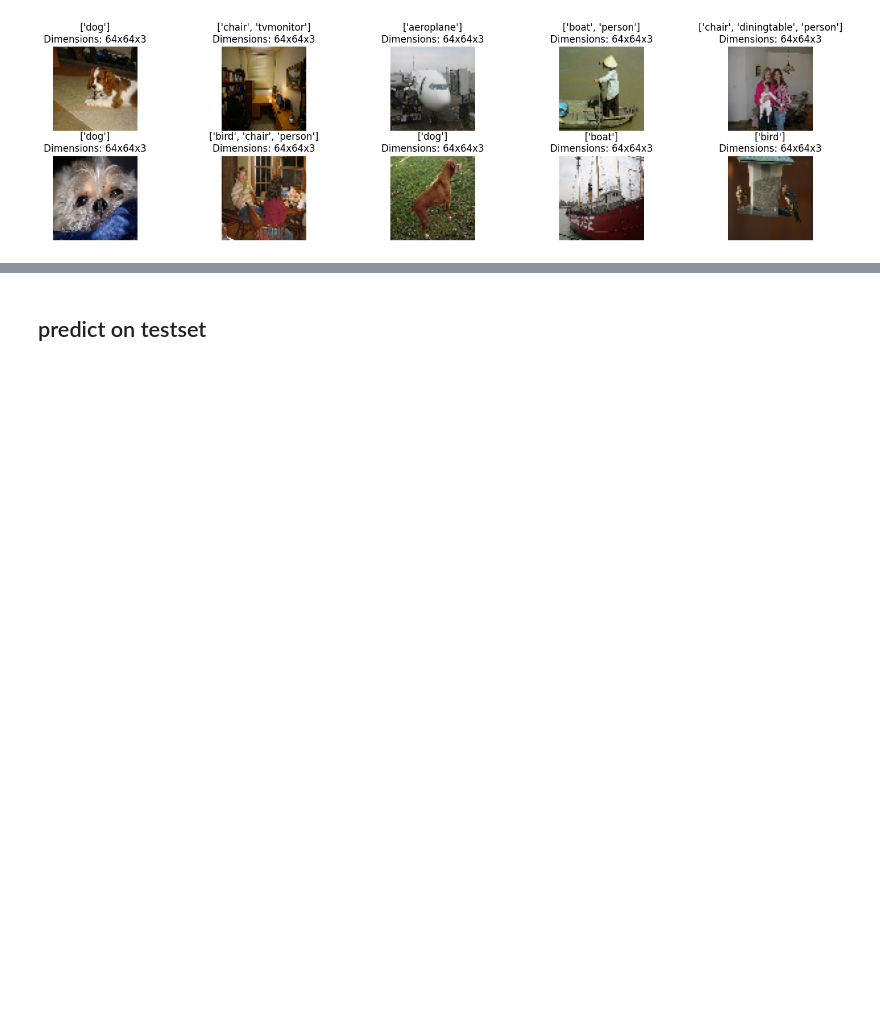
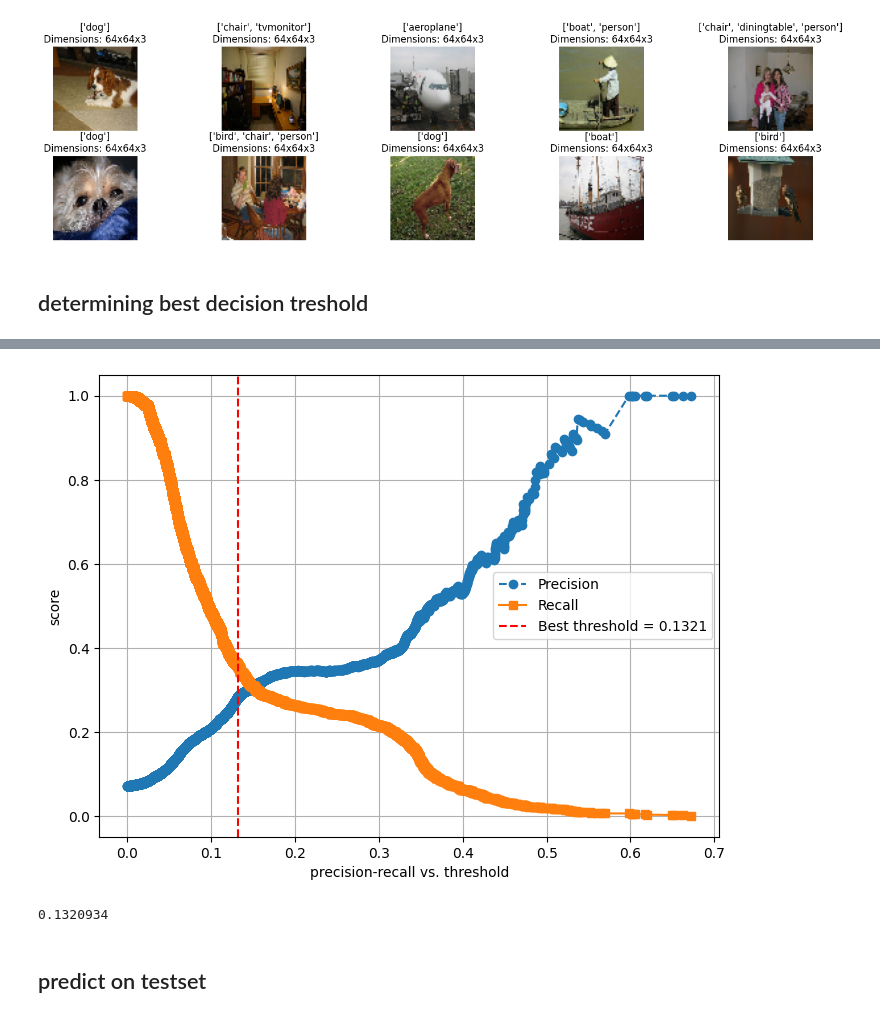
Before and after one commit to AAAlessandroP/imageRecognitionVOC2012, a Jupyter notebook: SSL/aug_ssl.ipynb, the cells around one changed output, grey strips where cells are left out. Cells and saved outputs as stored; diff of their text form; code cells hidden in the pictures; blank space fills up the shorter version.

```diff
--- a/SSL/aug_ssl.ipynb
+++ b/SSL/aug_ssl.ipynb
@@ -537,3 +542,32 @@ for i, axis in enumerate(axes.flat):
 plt.show()
 # %% [output]
 [figure]
+# %% [markdown]
+## determining best decision treshold
+# %%
+## determining best decision treshold
+from sklearn.metrics import precision_recall_curve
+
+y_pred_probs = model.predict(validation_images)
+
+precisions, recalls, thresholds = precision_recall_curve(
+    encoded_validation_labels.flatten(), y_pred_probs.flatten()
+)
+
+best_threshold = thresholds[np.argmax((precisions * recalls)/(precisions+recalls))]
+
+plt.figure(figsize=(8, 6))
+plt.plot(thresholds, precisions[:-1], label="Precision", linestyle='--', marker='o')
+plt.plot(thresholds, recalls[:-1], label="Recall", linestyle='-', marker='s')
+
+plt.axvline(x=best_threshold, color='r',linestyle='--',label=f"Best threshold = {best_threshold:.4f}")
+
+plt.xlabel("threshold")
+plt.ylabel("score")
+plt.xlabel("precision-recall vs. threshold")
+plt.legend()
+plt.grid()
+plt.show()
+
+best_threshold
+# %% [output]
@@ -540,3 +575,5 @@ plt.show()
+[figure, added]
+0.1320934
 # %% [markdown]
 ## predict on testset
 # %%
```
Also changed, not shown: parts of 23 cells of this notebook, 7 other files.
